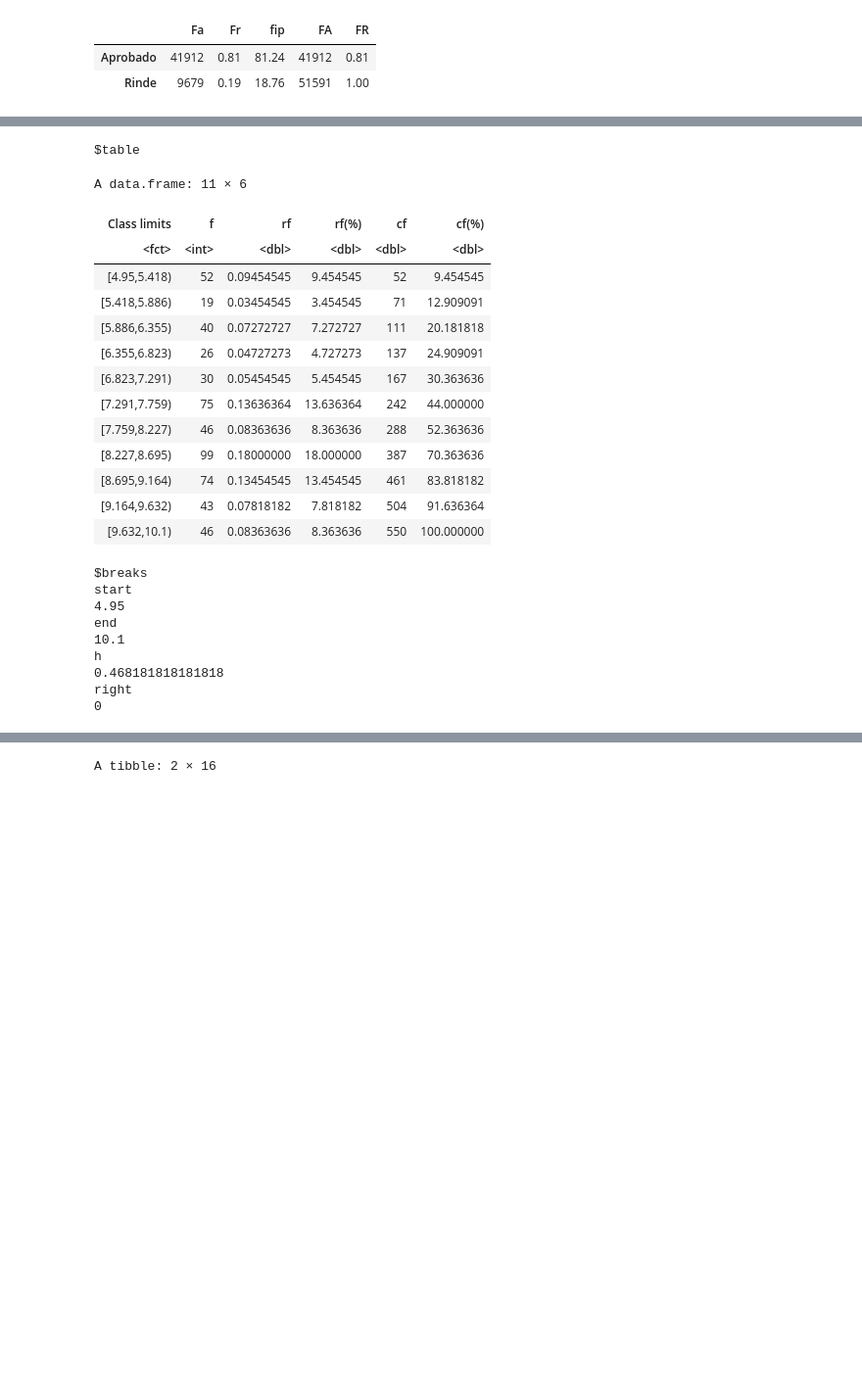
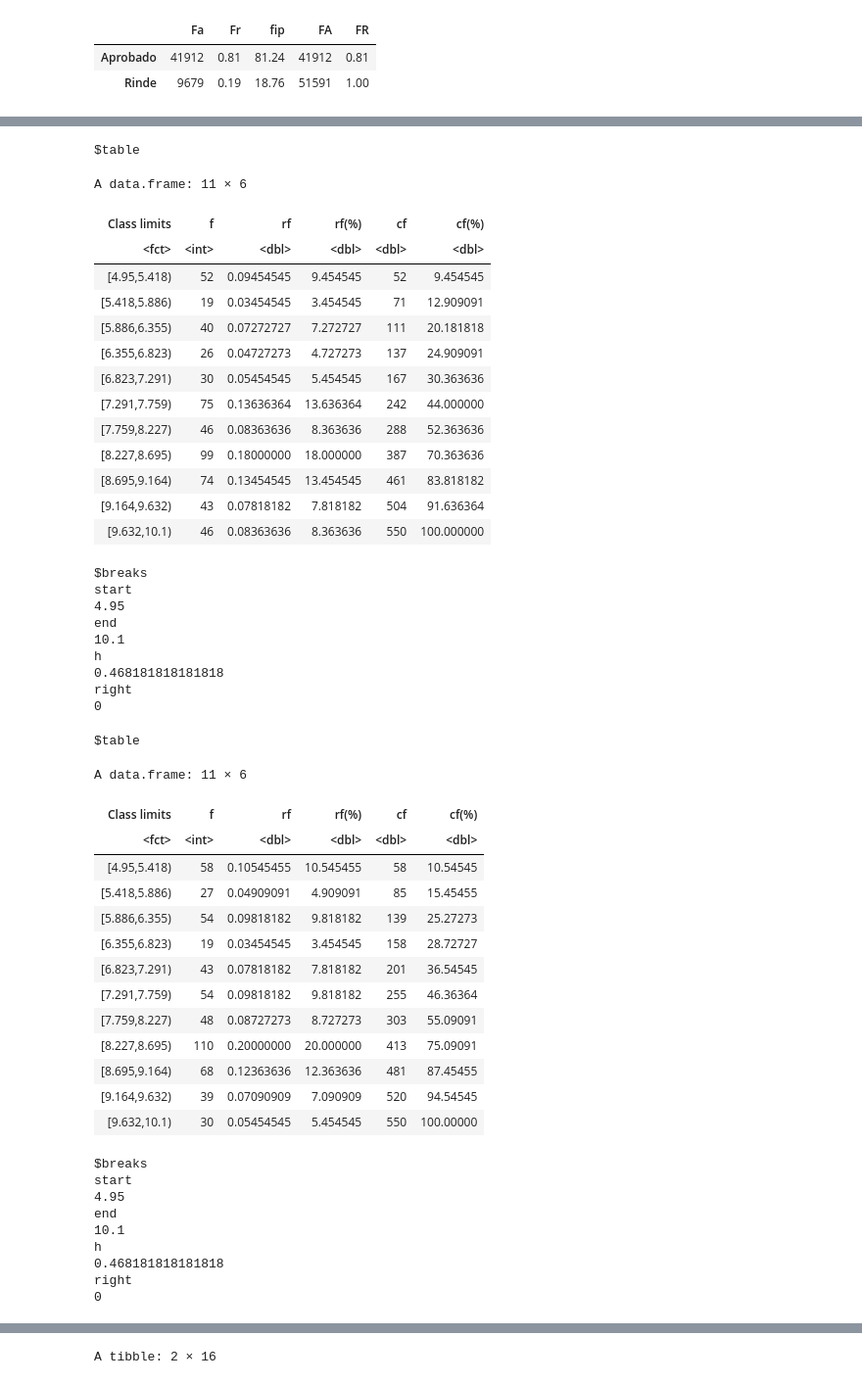
Before and after one commit to Ayrton-Milessi/VICTORIA-Exploracion-de-Datos-Multivariados, a Jupyter notebook: Codigo del TP_2.ipynb, the cells around one changed output, grey strips where cells are left out. Shown at 98% size. Saved outputs shown, nothing was run; the diff lists cells and outputs as text; code cells hidden in the pictures; blank space fills up the shorter version.

```diff
--- a/Codigo del TP.ipynb
+++ b/Codigo del TP_2.ipynb
@@ -381,30 +436,56 @@ right
 # %%
-Frec_Prom2 <- fdt(filter(Victoria_primaria_segundo,asignatura=="MATEMATICA")$Promedio ,breaks="Sturges",na.rm=TRUE) # calcula la distribución de frecuencias utilizando la regla Sturge
+Frec_Prom_mat2 <- fdt(filter(Victoria_primaria_segundo,asignatura=="MATEMATICA")$Promedio ,breaks="Sturges",na.rm=TRUE)
+Frec_Prom_mat2
 
-Frec_Prom2 #nos brinda una tabla con los calculos de la distribución de frecuencias. breaks=c('Sturges', 'Scott', 'FD')
+Frec_Prom_len2 <- fdt(filter(Victoria_primaria_segundo,asignatura== "LENGUA")$Promedio, breaks="Sturges", na.rm=TRUE)
+Frec_Prom_len2
 # %% [output]
 $table
 A data.frame: 11 × 6
 | Class limits | f | rf | rf(%) | cf | cf(%) |
 | <fct> | <int> | <dbl> | <dbl> | <dbl> | <dbl> |
 | [4.95,5.418) | 52 | 0.09454545 | 9.454545 | 52 | 9.454545 |
 | [5.418,5.886) | 19 | 0.03454545 | 3.454545 | 71 | 12.909091 |
 | [5.886,6.355) | 40 | 0.07272727 | 7.272727 | 111 | 20.181818 |
 | [6.355,6.823) | 26 | 0.04727273 | 4.727273 | 137 | 24.909091 |
 | [6.823,7.291) | 30 | 0.05454545 | 5.454545 | 167 | 30.363636 |
 | [7.291,7.759) | 75 | 0.13636364 | 13.636364 | 242 | 44.000000 |
 | [7.759,8.227) | 46 | 0.08363636 | 8.363636 | 288 | 52.363636 |
 | [8.227,8.695) | 99 | 0.18000000 | 18.000000 | 387 | 70.363636 |
 | [8.695,9.164) | 74 | 0.13454545 | 13.454545 | 461 | 83.818182 |
 | [9.164,9.632) | 43 | 0.07818182 | 7.818182 | 504 | 91.636364 |
 | [9.632,10.1) | 46 | 0.08363636 | 8.363636 | 550 | 100.000000 |
 $breaks
 start
 4.95
 end
 10.1
 h
 0.468181818181818
 right
 0
+$table
+A data.frame: 11 × 6
+| Class limits | f | rf | rf(%) | cf | cf(%) |
+| <fct> | <int> | <dbl> | <dbl> | <dbl> | <dbl> |
+| [4.95,5.418) | 58 | 0.10545455 | 10.545455 | 58 | 10.54545 |
+| [5.418,5.886) | 27 | 0.04909091 | 4.909091 | 85 | 15.45455 |
+| [5.886,6.355) | 54 | 0.09818182 | 9.818182 | 139 | 25.27273 |
+| [6.355,6.823) | 19 | 0.03454545 | 3.454545 | 158 | 28.72727 |
+| [6.823,7.291) | 43 | 0.07818182 | 7.818182 | 201 | 36.54545 |
+| [7.291,7.759) | 54 | 0.09818182 | 9.818182 | 255 | 46.36364 |
+| [7.759,8.227) | 48 | 0.08727273 | 8.727273 | 303 | 55.09091 |
+| [8.227,8.695) | 110 | 0.20000000 | 20.000000 | 413 | 75.09091 |
+| [8.695,9.164) | 68 | 0.12363636 | 12.363636 | 481 | 87.45455 |
+| [9.164,9.632) | 39 | 0.07090909 | 7.090909 | 520 | 94.54545 |
+| [9.632,10.1) | 30 | 0.05454545 | 5.454545 | 550 | 100.00000 |
+$breaks
+start
+4.95
+end
+10.1
+h
+0.468181818181818
+right
+0
 # %%
```
Also changed, not shown: parts of 39 cells of this notebook, 3 other files.
